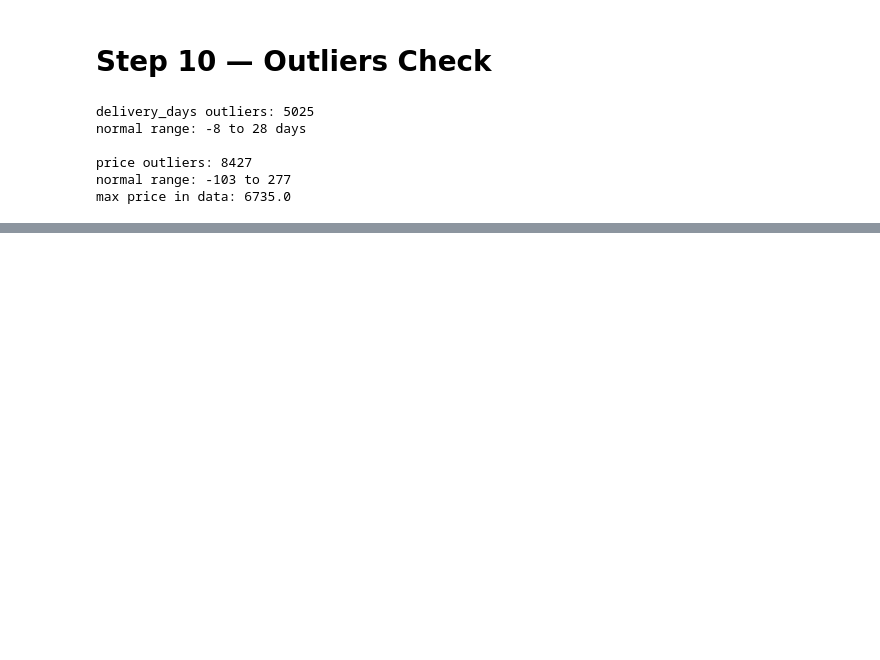
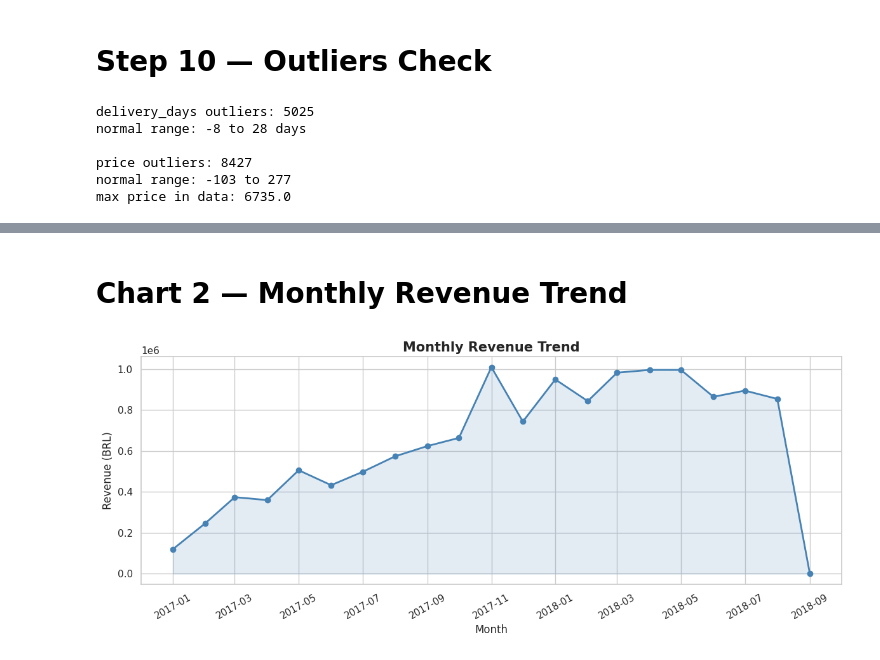
Before and after one commit to AiWriter404/olist-ecommerce-data-analysis, a Jupyter notebook: olist-ecommerce-data-analysis.ipynb, the cells around one changed output, grey strips where cells are left out. Saved outputs shown, nothing was run; the diff lists cells and outputs as text; code cells hidden in the pictures; blank space fills up the shorter version.

```diff
--- a/olist-ecommerce-data-analysis.ipynb
+++ b/olist-ecommerce-data-analysis.ipynb
@@ -627,0 +742,43 @@ max price in data: 6735.0
+# %% [markdown]
+# **Chart 2 — Monthly Revenue Trend**
+# %%
+# Visualization — Chart 2
+# Monthly Revenue Trend
+
+monthly_revenue = (
+    orders.merge(items, on='order_id')
+    .groupby(['order_year', 'order_month'])['price']
+    .sum()
+    .reset_index()
+)
+
+
+monthly_revenue = monthly_revenue[monthly_revenue['order_year'] != 2016]
+
+
+monthly_revenue['date'] = pd.to_datetime(
+    monthly_revenue[['order_year', 'order_month']].assign(day=1)
+    .rename(columns={'order_year': 'year', 'order_month': 'month'})
+)
+
+plt.figure(figsize=(12, 5))
+
+plt.plot(monthly_revenue['date'],
+         monthly_revenue['price'],
+         marker='o',
+         linewidth=2,
+         color='steelblue')
+
+plt.fill_between(monthly_revenue['date'],
+                 monthly_revenue['price'],
+                 alpha=0.15,
+                 color='steelblue')
+
+plt.title('Monthly Revenue Trend', fontsize=15, fontweight='bold')
+plt.xlabel('Month')
+plt.ylabel('Revenue (BRL)')
+plt.xticks(rotation=30)
+plt.tight_layout()
+plt.show()
+# %% [output]
+[figure, added]
```
Also changed, not shown: parts of 10 cells of this notebook.
